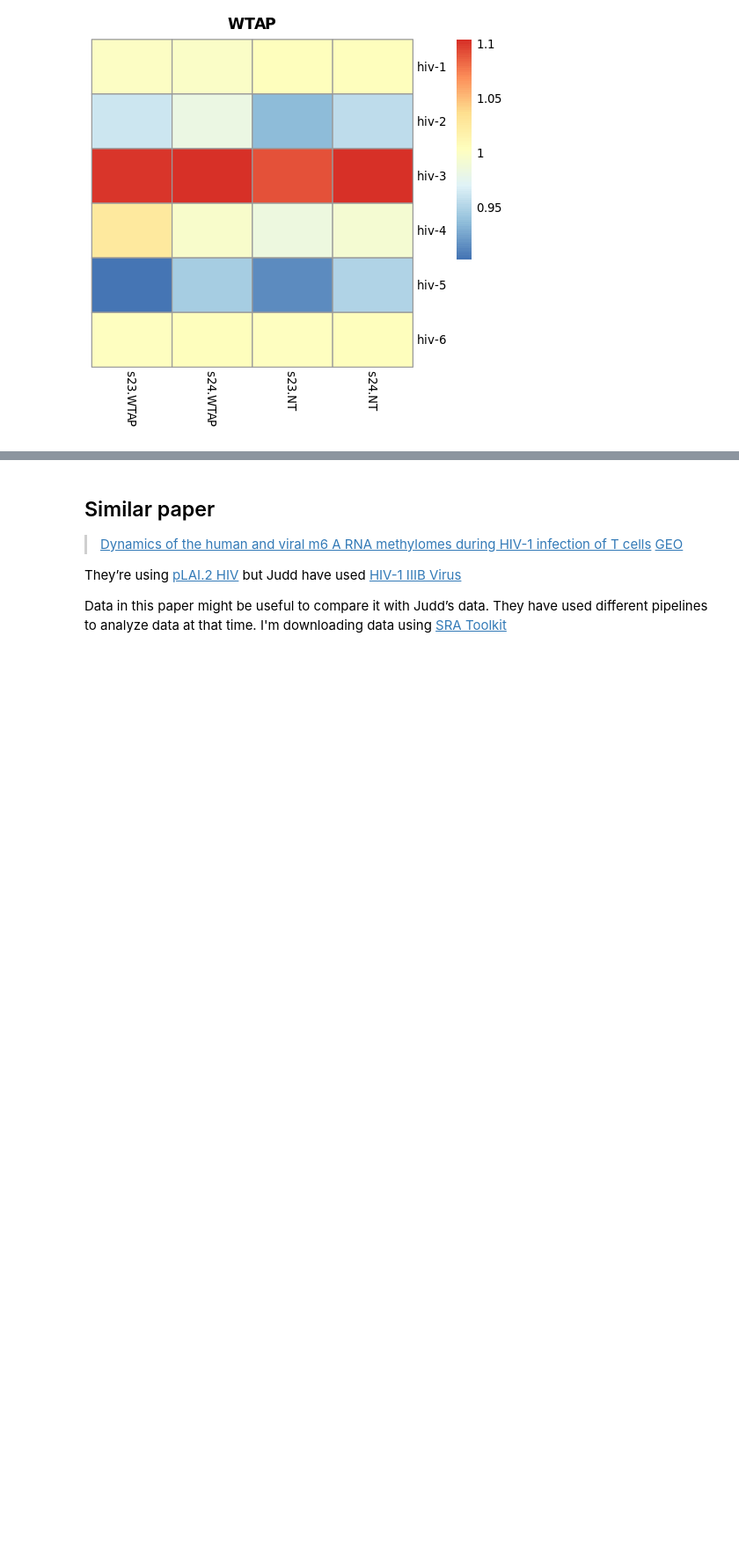
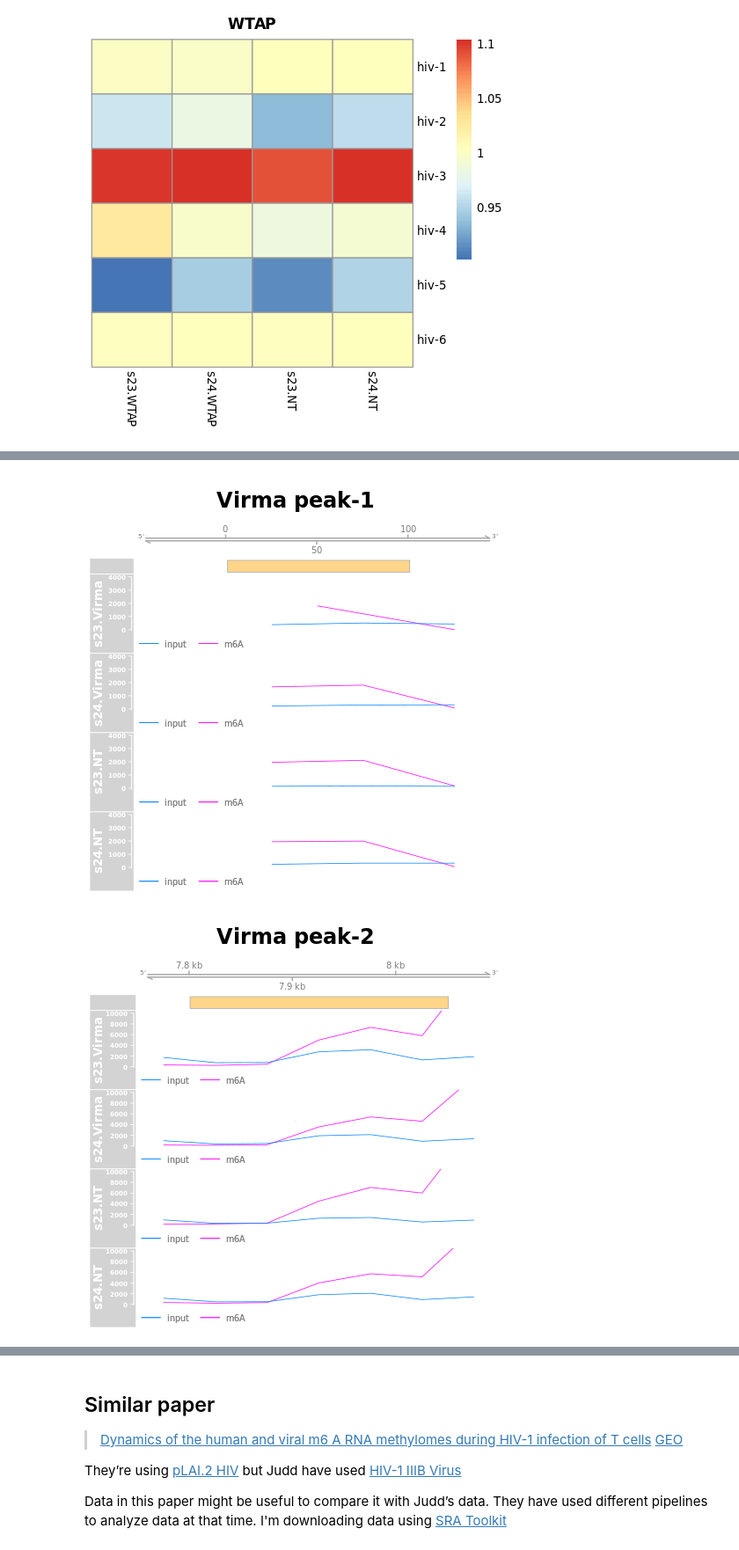
Before and after one commit to goodarzilab/Abe, a Jupyter notebook: People/Judd/notebook.ipynb, the cells around one changed output, grey strips where cells are left out. Shown at 88% size. Drawn from its saved outputs; the diff is of its cells as text; code cells hidden in the pictures; blank space fills up the shorter version.

```diff
--- a/People/Judd/notebook.ipynb
+++ b/People/Judd/notebook.ipynb
@@ -703,0 +882,8 @@ locale:
+# %%
+%%R
+treat = 'Virma'
+ymax = c(4e3,1e4,4.3e4,4e4,1e4,1e4)
+peak_ploter (treat,ymax)
+# %% [output]
+[figure, added]
+[figure, added]
```
Also changed, not shown: parts of 28 cells of this notebook.
